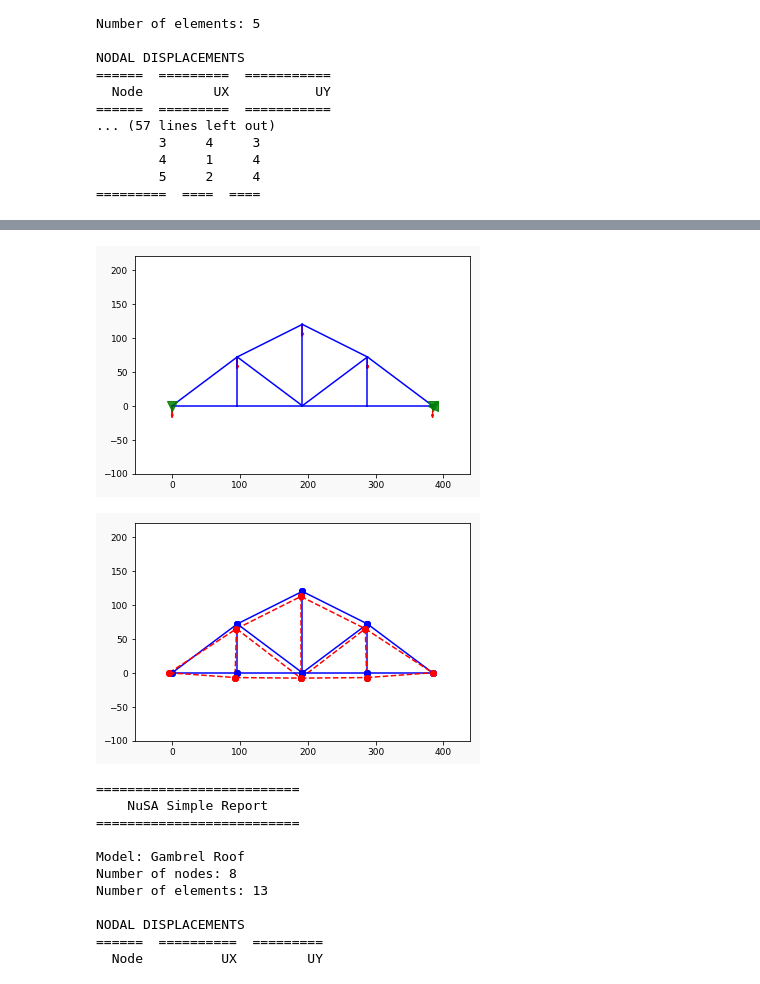
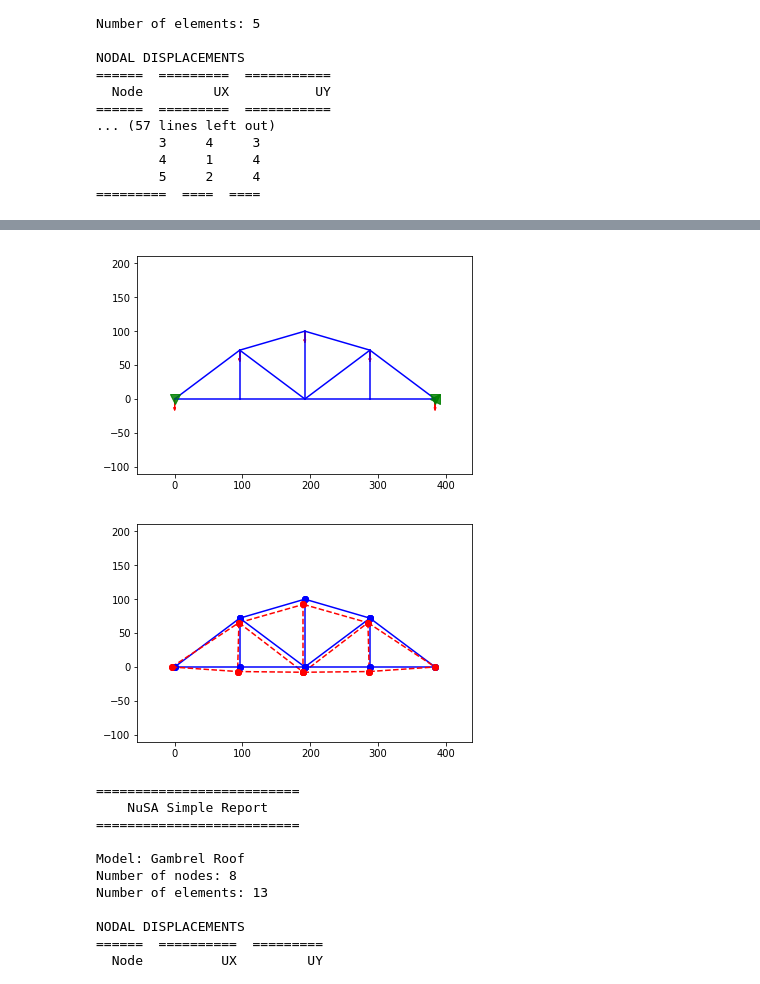
Before and after one commit to JorgeDeLosSantos/nusa, a Jupyter notebook: docs/nusa-info/es/truss-element.ipynb, the cells around one changed output, grey strips where cells are left out. Drawn from its saved outputs; the diff is of its cells as text; code cells hidden in the pictures.

```diff
--- a/docs/nusa-info/es/truss-element.ipynb
+++ b/docs/nusa-info/es/truss-element.ipynb
@@ -149,45 +149,45 @@ E,A = 29e6, 0.1
 n1 = Node((0,0)) # A
 n2 = Node((8*12,6*12)) # B
 n3 = Node((8*12,0)) # C
-n4 = Node((16*12,10*12)) # D
+n4 = Node((16*12,8*12+4)) # D
 n5 = Node((16*12,0)) # E
 n6 = Node((24*12,6*12)) # F
 n7 = Node((24*12,0)) # G
 n8 = Node((32*12,0)) # H
 
 e1 = Truss((n1,n2),E,A)
 e2 = Truss((n1,n3),E,A)
 e3 = Truss((n2,n3),E,A)
 e4 = Truss((n2,n4),E,A)
 e5 = Truss((n2,n5),E,A)
 e6 = Truss((n3,n5),E,A)
-e7 = Truss((n4,n5),E,A)
+e7 = Truss((n5,n4),E,A)
 e8 = Truss((n4,n6),E,A)
 e9 = Truss((n5,n6),E,A)
 e10 = Truss((n5,n7),E,A)
 e11 = Truss((n6,n7),E,A)
 e12 = Truss((n6,n8),E,A)
 e13 = Truss((n7,n8),E,A)
 
 m = TrussModel("Gambrel Roof")
 for n in (n1,n2,n3,n4,n5,n6,n7,n8): m.add_node(n)
 for e in (e1,e2,e3,e4,e5,e6,e7,e8,e9,e10,e11,e12,e13): m.add_element(e)
 
 m.add_constraint(n1, uy=0)
 m.add_constraint(n8, ux=0, uy=0)
 m.add_force(n2, (0,-600))
 m.add_force(n4, (0,-600))
 m.add_force(n6, (0,-600))
-m.add_force(n8, (0,-600))
-m.add_force(n1, (0,-600))
+m.add_force(n8, (0,-300))
+m.add_force(n1, (0,-300))
 m.plot_model()
 m.solve()
 # %% [output]
-[figure, old version]
+[figure, new version]
 # %%
 m.plot_deformed_shape()
 # %% [output]
-[figure, old version]
+[figure, new version]
 # %%
 m.simple_report()
 # %% [output]
```
Also changed, not shown: parts of 4 cells of this notebook, 13 other files.
